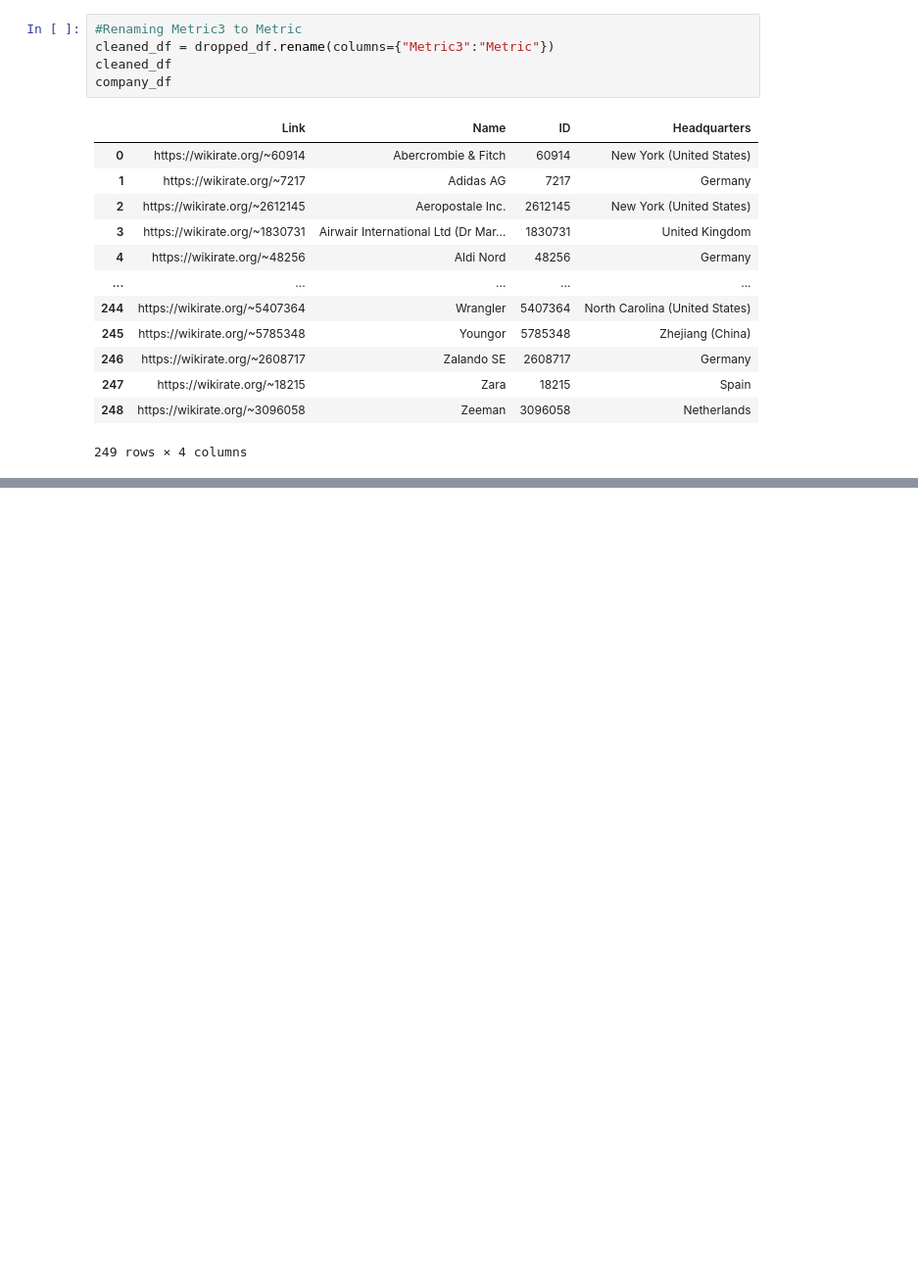
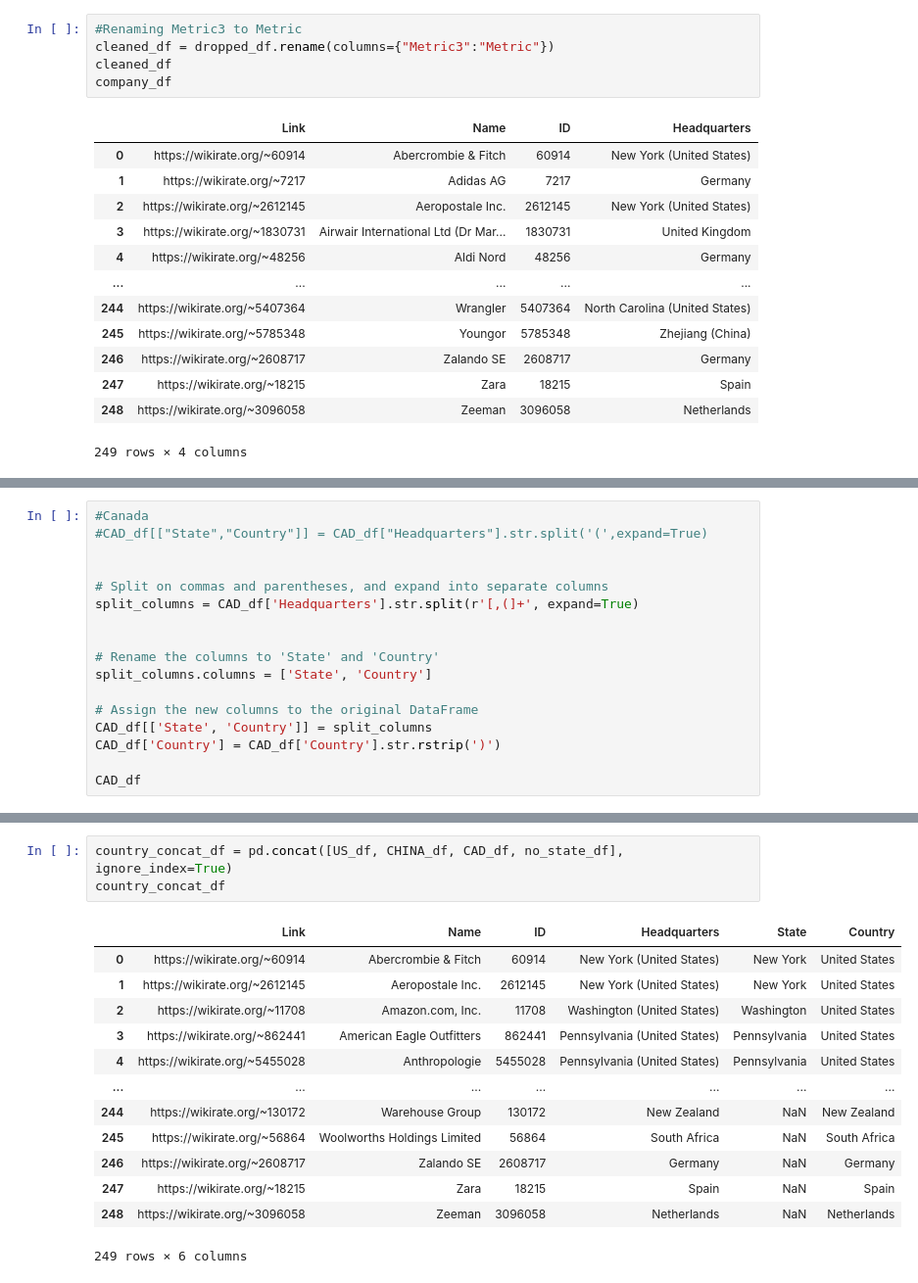
Before and after one commit to aspenjack/Ethical-Fashion, a Jupyter notebook: Ethical-Fashion_v1.ipynb, the cells around one changed output, grey strips where cells are left out. Shown at 98% size. Drawn from its saved outputs; the diff is of its cells as text; blank space fills up the shorter version.

```diff
--- a/Ethical-Fashion_v1.ipynb
+++ b/Ethical-Fashion_v1.ipynb
@@ -194,0 +242,17 @@ no_state_df
+# %%
+#Canada
+#CAD_df[["State","Country"]] = CAD_df["Headquarters"].str.split('(',expand=True)
+
+
+# Split on commas and parentheses, and expand into separate columns
+split_columns = CAD_df['Headquarters'].str.split(r'[,(]+', expand=True)
+
+
+# Rename the columns to 'State' and 'Country'
+split_columns.columns = ['State', 'Country']
+
+# Assign the new columns to the original DataFrame
+CAD_df[['State', 'Country']] = split_columns
+CAD_df['Country'] = CAD_df['Country'].str.rstrip(')')
+
+CAD_df
@@ -194,0 +303,17 @@ no_state_df
+# %%
+country_concat_df = pd.concat([US_df, CHINA_df, CAD_df, no_state_df], ignore_index=True)
+country_concat_df
+# %% [output]
+|  | Link | Name | ID | Headquarters | State | Country |
+| 0 | https://wikirate.org/~60914 | Abercrombie & Fitch | 60914 | New York (United States) | New York | United States |
+| 1 | https://wikirate.org/~2612145 | Aeropostale Inc. | 2612145 | New York (United States) | New York | United States |
+| 2 | https://wikirate.org/~11708 | Amazon.com, Inc. | 11708 | Washington (United States) | Washington | United States |
+| 3 | https://wikirate.org/~862441 | American Eagle Outfitters | 862441 | Pennsylvania (United States) | Pennsylvania | United States |
+| 4 | https://wikirate.org/~5455028 | Anthropologie | 5455028 | Pennsylvania (United States) | Pennsylvania | United States |
+| ... | ... | ... | ... | ... | ... | ... |
+| 244 | https://wikirate.org/~130172 | Warehouse Group | 130172 | New Zealand | NaN | New Zealand |
+| 245 | https://wikirate.org/~56864 | Woolworths Holdings Limited | 56864 | South Africa | NaN | South Africa |
+| 246 | https://wikirate.org/~2608717 | Zalando SE | 2608717 | Germany | NaN | Germany |
+| 247 | https://wikirate.org/~18215 | Zara | 18215 | Spain | NaN | Spain |
+| 248 | https://wikirate.org/~3096058 | Zeeman | 3096058 | Netherlands | NaN | Netherlands |
+249 rows × 6 columns
```
Also changed, not shown: parts of 29 cells of this notebook.
